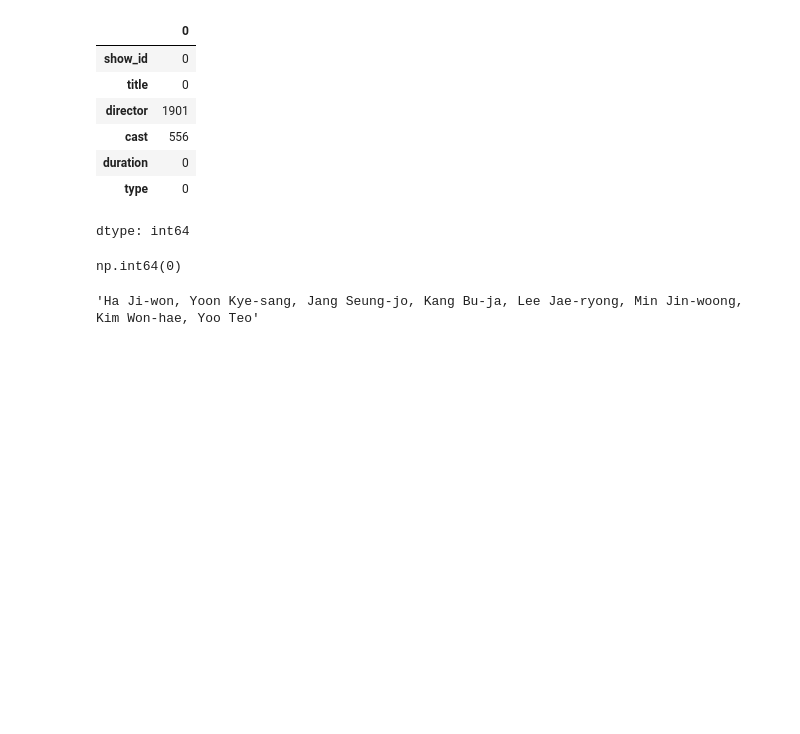
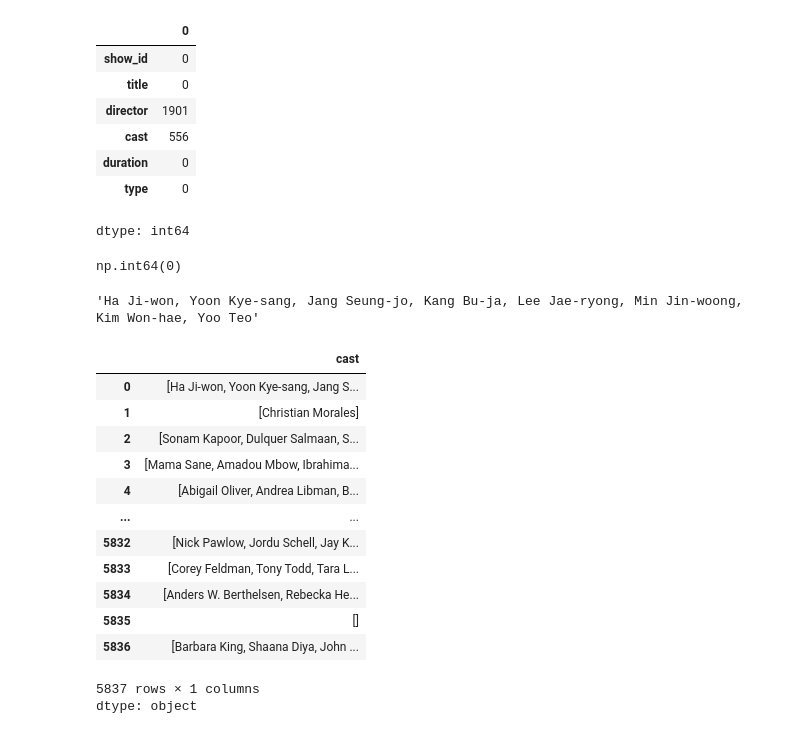
Before and after one commit to Pritishcoder07/Movie_Recommendation, a Jupyter notebook: Movie.ipynb, the cells around one changed output. Saved outputs shown, nothing was run; the diff lists cells and outputs as text; code cells hidden in the pictures; blank space fills up the shorter version.

```diff
--- a/Movie.ipynb
+++ b/Movie.ipynb
@@ -82,3 +82,43 @@ movie.iloc[0].cast
 'Ha Ji-won, Yoon Kye-sang, Jang Seung-jo, Kang Bu-ja, Lee Jae-ryong, Min Jin-woong, Kim Won-hae, Yoo Teo'
 # %%
 movie['director']=movie['director'].apply(lambda x: x.split() if isinstance(x, str) else x)
+# %%
+import ast
+def convert3(obj):
+  L = []
+  counter = 0
+  for i in ast.literal_eval(obj):
+      if counter !=3:
+        L.append(i['name'])
+        counter+=1
+      else:
+        break
+      return L
+# %%
+def convert3(obj):
+  L = []
+  if isinstance(obj, str) and obj.strip() != '':
+    names = [name.strip() for name in obj.split(',')]
+    for name in names:
+        if len(L) < 3: # Get up to 3 names
+          L.append(name)
+        else:
+          break
+  return L
+
+movie['cast'].apply(convert3)
+# %% [output]
+|  | cast |
+| 0 | [Ha Ji-won, Yoon Kye-sang, Jang S... |
+| 1 | [Christian Morales] |
+| 2 | [Sonam Kapoor, Dulquer Salmaan, S... |
+| 3 | [Mama Sane, Amadou Mbow, Ibrahima... |
+| 4 | [Abigail Oliver, Andrea Libman, B... |
+| ... | ... |
+| 5832 | [Nick Pawlow, Jordu Schell, Jay K... |
+| 5833 | [Corey Feldman, Tony Todd, Tara L... |
+| 5834 | [Anders W. Berthelsen, Rebecka He... |
+| 5835 | [] |
+| 5836 | [Barbara King, Shaana Diya, John ... |
+5837 rows × 1 columns
+dtype: object
```
Also changed, not shown: parts of 1 cell of this notebook.
